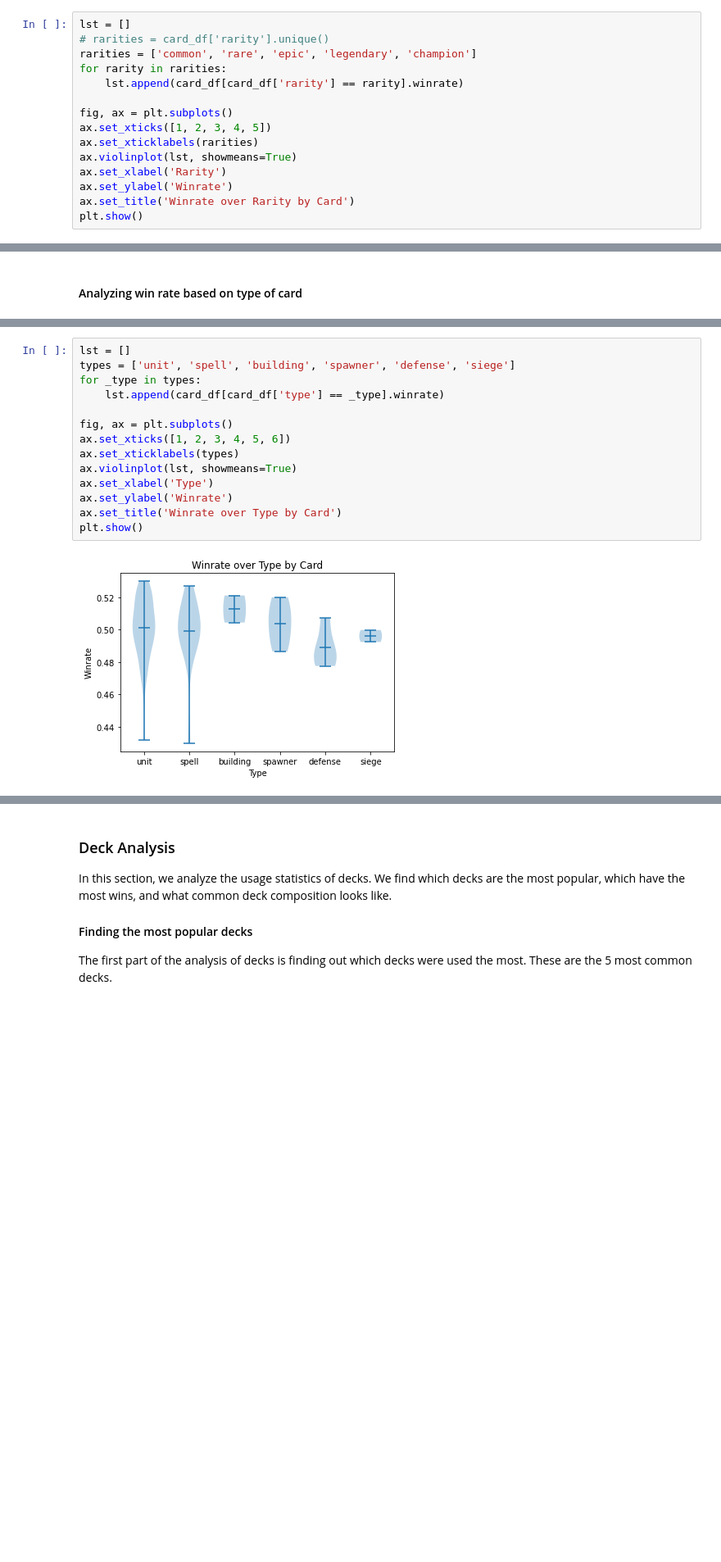
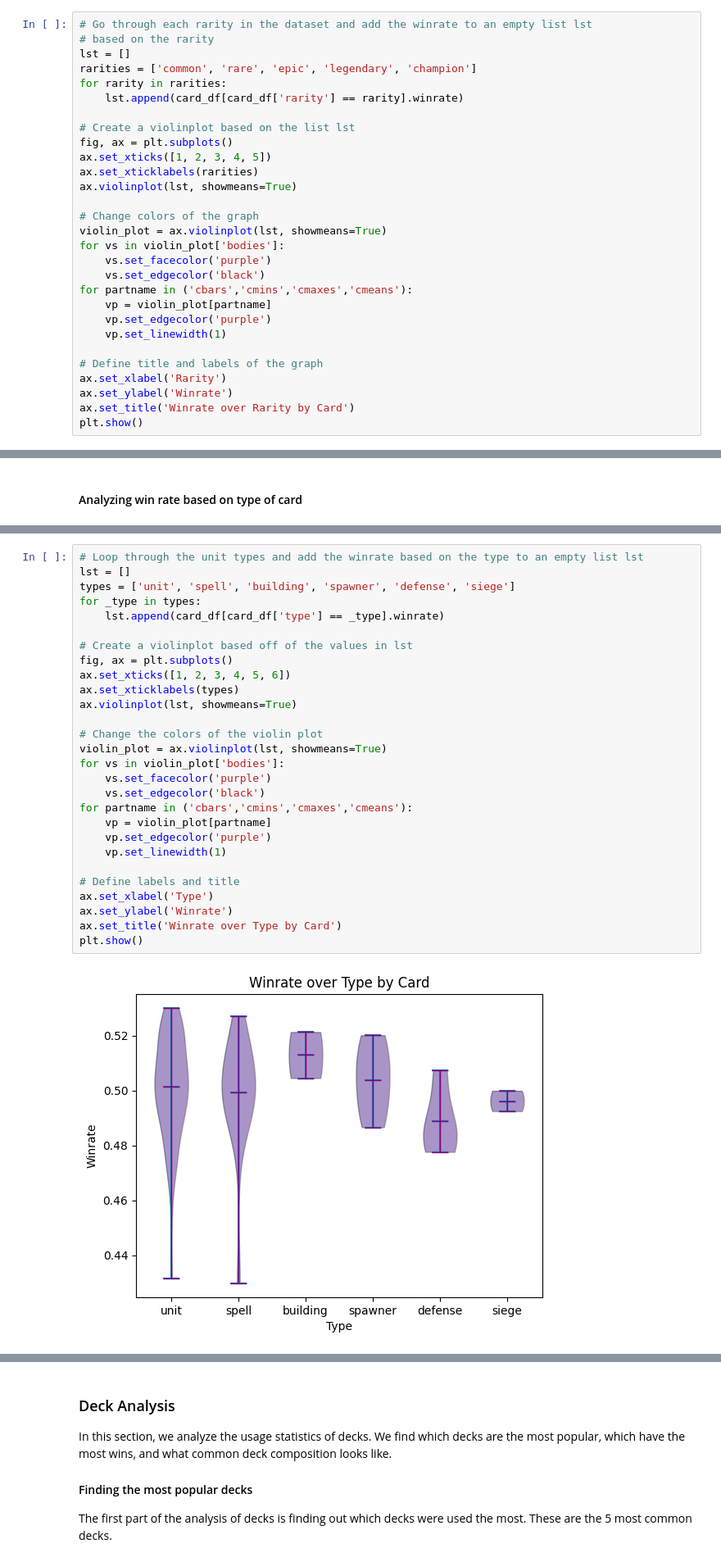
Before and after one commit to tnguyen59/Clash-Royale-Analysis, a Jupyter notebook: brendan_final_draft.ipynb, the cells around one changed output, grey strips where cells are left out. Shown at 82% size. Saved outputs shown, nothing was run; the diff lists cells and outputs as text; blank space fills up the shorter version.

```diff
--- a/brendan_final_draft.ipynb
+++ b/brendan_final_draft.ipynb
@@ -307,16 +340,30 @@ From this scatter plot, we can see that the majority of cards have a Win Rate of
 #### Analyzing win rate based on rarity
 For this block, we will look at how win rate is affected by the rarity of the card. We want to know the mean as well as the ranges these values are in.
 # %%
+# Go through each rarity in the dataset and add the winrate to an empty list lst
+# based on the rarity
 lst = []
-# rarities = card_df['rarity'].unique()
 rarities = ['common', 'rare', 'epic', 'legendary', 'champion']
 for rarity in rarities:
     lst.append(card_df[card_df['rarity'] == rarity].winrate)
 
+# Create a violinplot based on the list lst
 fig, ax = plt.subplots()
 ax.set_xticks([1, 2, 3, 4, 5])
 ax.set_xticklabels(rarities)
 ax.violinplot(lst, showmeans=True)
+
+# Change colors of the graph
+violin_plot = ax.violinplot(lst, showmeans=True)
+for vs in violin_plot['bodies']:
+    vs.set_facecolor('purple')
+    vs.set_edgecolor('black')
+for partname in ('cbars','cmins','cmaxes','cmeans'):
+    vp = violin_plot[partname]
+    vp.set_edgecolor('purple')
+    vp.set_linewidth(1)
+
+# Define title and labels of the graph
 ax.set_xlabel('Rarity')
 ax.set_ylabel('Winrate')
 ax.set_title('Winrate over Rarity by Card')
@@ -370,16 +424,30 @@ fig.show()
 # %%
+# Loop through the unit types and add the winrate based on the type to an empty list lst
 lst = []
 types = ['unit', 'spell', 'building', 'spawner', 'defense', 'siege']
 for _type in types:
     lst.append(card_df[card_df['type'] == _type].winrate)
 
+# Create a violinplot based off of the values in lst
 fig, ax = plt.subplots()
 ax.set_xticks([1, 2, 3, 4, 5, 6])
 ax.set_xticklabels(types)
 ax.violinplot(lst, showmeans=True)
+
+# Change the colors of the violin plot
+violin_plot = ax.violinplot(lst, showmeans=True)
+for vs in violin_plot['bodies']:
+    vs.set_facecolor('purple')
+    vs.set_edgecolor('black')
+for partname in ('cbars','cmins','cmaxes','cmeans'):
+    vp = violin_plot[partname]
+    vp.set_edgecolor('purple')
+    vp.set_linewidth(1)
+
+# Define labels and title
 ax.set_xlabel('Type')
 ax.set_ylabel('Winrate')
 ax.set_title('Winrate over Type by Card')
 plt.show()
 # %% [output]
-[figure, old version]
+[figure, new version]
```
Also changed, not shown: parts of 51 cells of this notebook.
